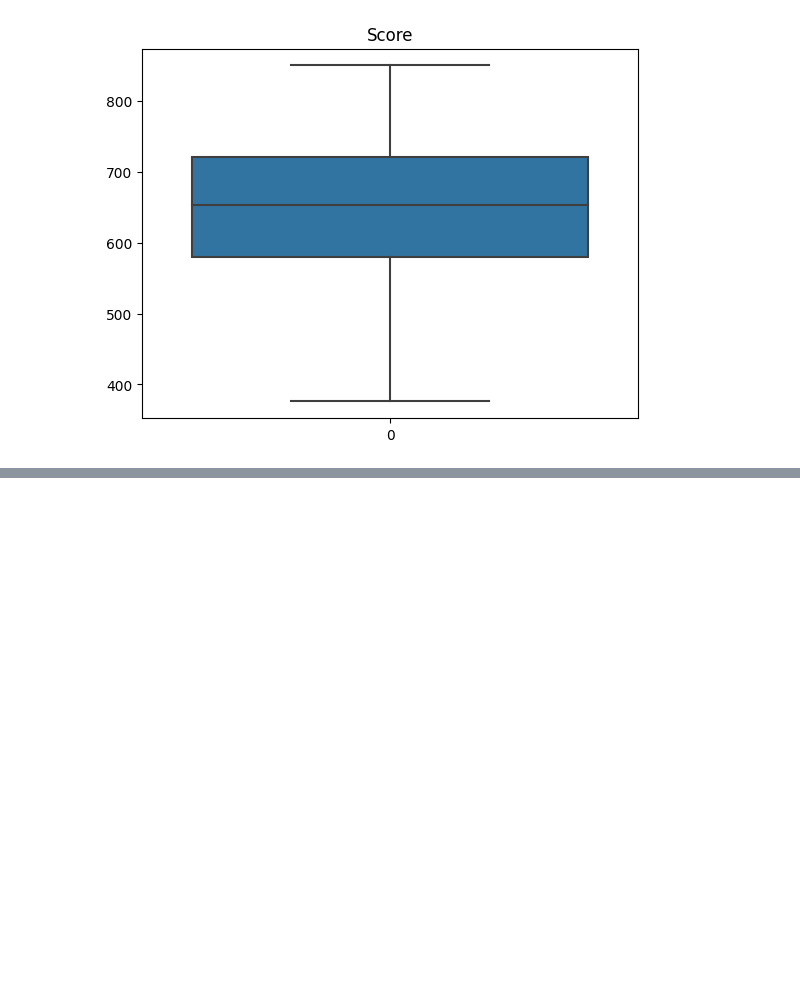
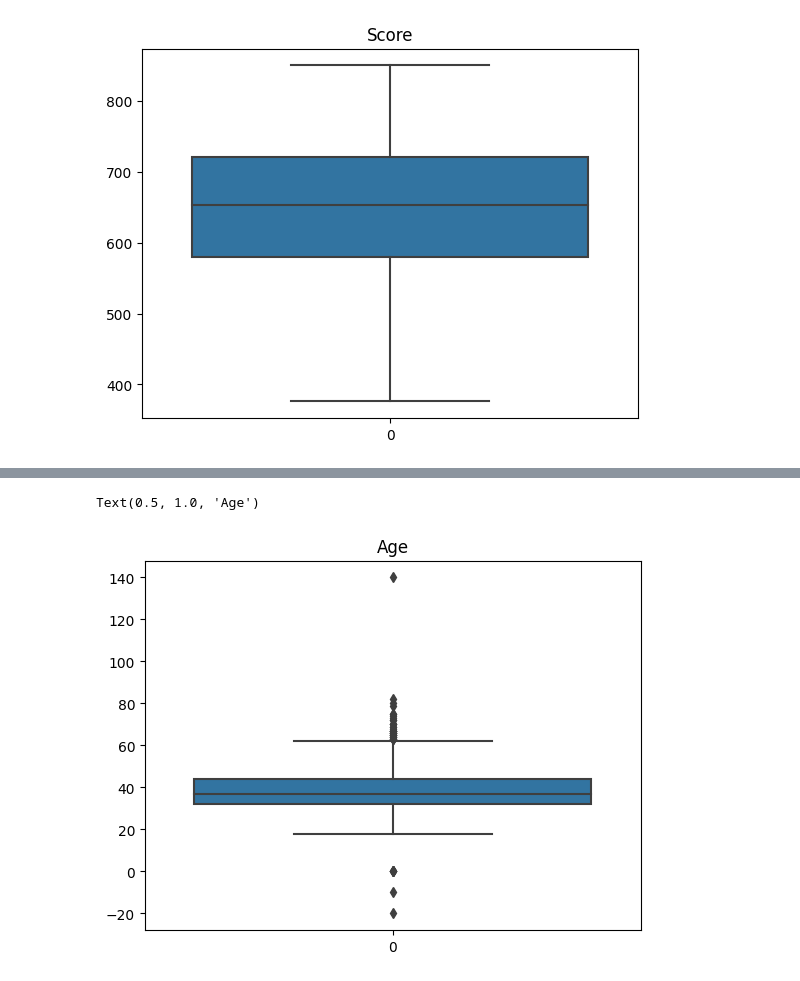
Before and after one commit to ArnaldSouza/Data-Science, a Jupyter notebook: 2. Data Cleaning and Processing (Python)/CleaningAndProcessing.ipynb, the cells around one changed output, grey strips where cells are left out. Cells and saved outputs as stored; diff of their text form; code cells hidden in the pictures; blank space fills up the shorter version.

```diff
--- a/2. Data Cleaning and Processing (Python)/CleaningAndProcessing.ipynb
+++ b/2. Data Cleaning and Processing (Python)/CleaningAndProcessing.ipynb
@@ -76,0 +94,5 @@ srn.histplot(dataset['Score'])
+# %%
+srn.boxplot(dataset['Age']).set_title('Age')
+# %% [output]
+Text(0.5, 1.0, 'Age')
+[figure, added]
```
Also changed, not shown: parts of 11 cells of this notebook.
